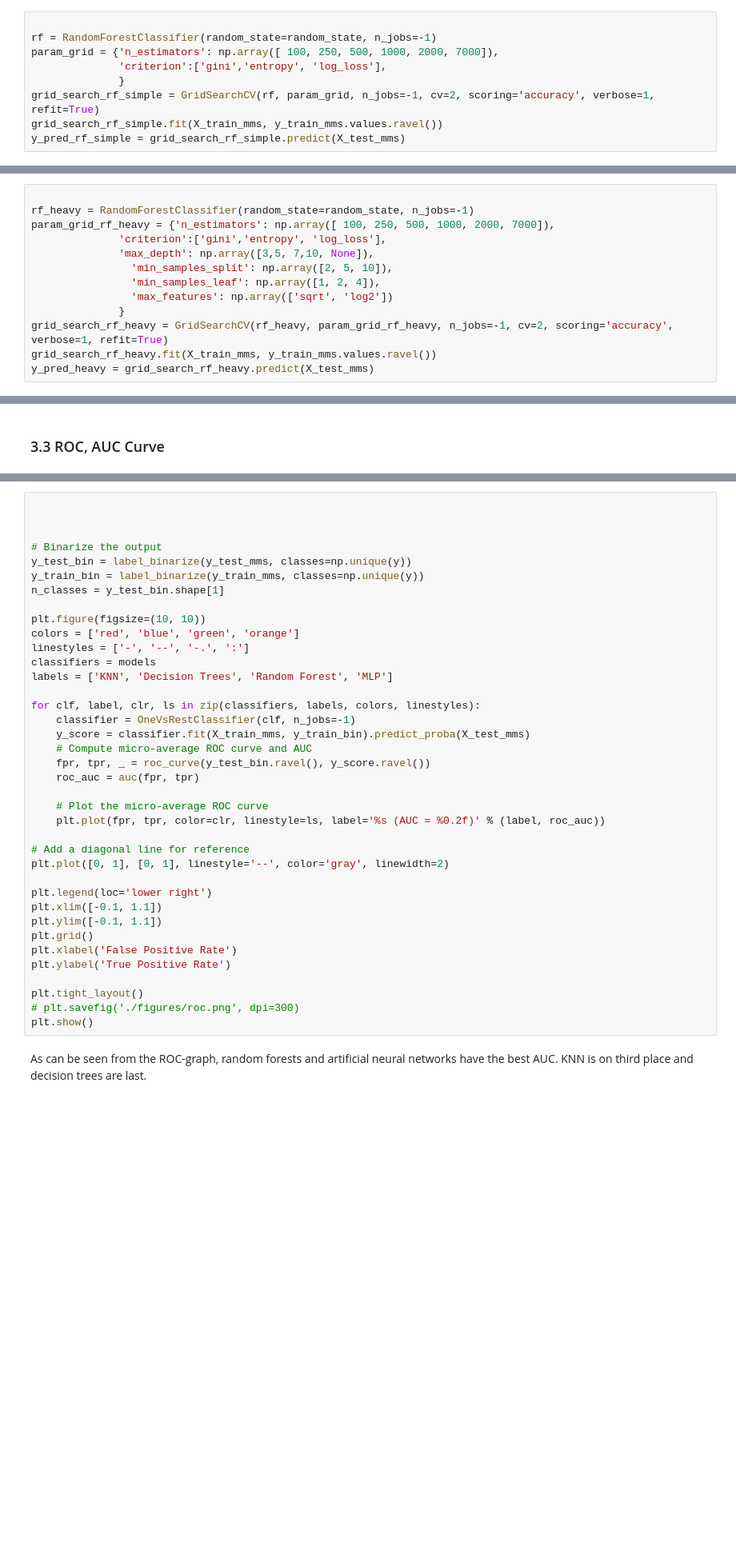
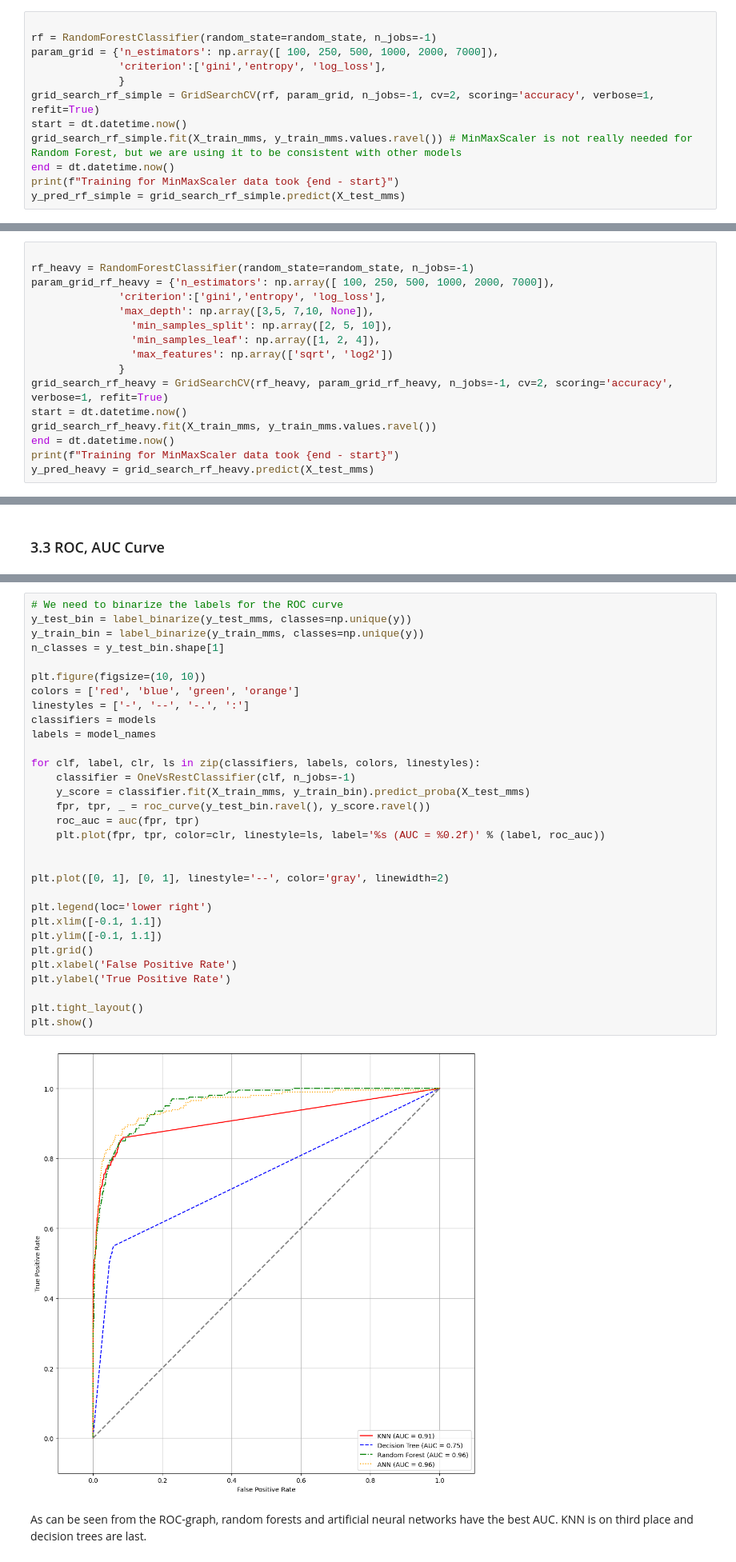
Before and after one commit to Spyri/ML_project, a Jupyter notebook: ML_project.ipynb, the cells around one changed output, grey strips where cells are left out. Shown at 80% size. Saved outputs shown, nothing was run; the diff lists cells and outputs as text; blank space fills up the shorter version.

Commit message:
refactored RF, chapter 3&4 and removed StandardScaler

```diff
--- a/ML_project.ipynb
+++ b/ML_project.ipynb
@@ -97,5 +99,8 @@ param_grid = {'n_estimators': np.array([ 100, 250, 500, 1000, 2000, 7000]),
               'criterion':['gini','entropy', 'log_loss'],
               }
 grid_search_rf_simple = GridSearchCV(rf, param_grid, n_jobs=-1, cv=2, scoring='accuracy', verbose=1, refit=True)
-grid_search_rf_simple.fit(X_train_mms, y_train_mms.values.ravel())
+start = dt.datetime.now()
+grid_search_rf_simple.fit(X_train_mms, y_train_mms.values.ravel()) # MinMaxScaler is not really needed for Random Forest, but we are using it to be consistent with other models
+end = dt.datetime.now()
+print(f"Training for MinMaxScaler data took {end - start}")
 y_pred_rf_simple = grid_search_rf_simple.predict(X_test_mms)
@@ -125,5 +133,8 @@ param_grid_rf_heavy = {'n_estimators': np.array([ 100, 250, 500, 1000, 2000, 700
                 'max_features': np.array(['sqrt', 'log2'])
               }
 grid_search_rf_heavy = GridSearchCV(rf_heavy, param_grid_rf_heavy, n_jobs=-1, cv=2, scoring='accuracy', verbose=1, refit=True)
+start = dt.datetime.now()
 grid_search_rf_heavy.fit(X_train_mms, y_train_mms.values.ravel())
+end = dt.datetime.now()
+print(f"Training for MinMaxScaler data took {end - start}")
 y_pred_heavy = grid_search_rf_heavy.predict(X_test_mms)
@@ -408,41 +442,36 @@ for model in models:
 # %%
-
-
-
-# Binarize the output
+# We need to binarize the labels for the ROC curve
 y_test_bin = label_binarize(y_test_mms, classes=np.unique(y))
 y_train_bin = label_binarize(y_train_mms, classes=np.unique(y))
 n_classes = y_test_bin.shape[1]
 
 plt.figure(figsize=(10, 10))
 colors = ['red', 'blue', 'green', 'orange']
 linestyles = ['-', '--', '-.', ':']
 classifiers = models
-labels = ['KNN', 'Decision Trees', 'Random Forest', 'MLP']
+labels = model_names
 
 for clf, label, clr, ls in zip(classifiers, labels, colors, linestyles):
     classifier = OneVsRestClassifier(clf, n_jobs=-1)
     y_score = classifier.fit(X_train_mms, y_train_bin).predict_proba(X_test_mms)
-    # Compute micro-average ROC curve and AUC
     fpr, tpr, _ = roc_curve(y_test_bin.ravel(), y_score.ravel())
     roc_auc = auc(fpr, tpr)
-
-    # Plot the micro-average ROC curve
     plt.plot(fpr, tpr, color=clr, linestyle=ls, label='%s (AUC = %0.2f)' % (label, roc_auc))
 
-# Add a diagonal line for reference
+
 plt.plot([0, 1], [0, 1], linestyle='--', color='gray', linewidth=2)
 
 plt.legend(loc='lower right')
 plt.xlim([-0.1, 1.1])
 plt.ylim([-0.1, 1.1])
 plt.grid()
 plt.xlabel('False Positive Rate')
 plt.ylabel('True Positive Rate')
 
 plt.tight_layout()
-# plt.savefig('./figures/roc.png', dpi=300)
 plt.show()
+# %% [output]
+[figure, added]
 # %% [markdown]
 As can be seen from the ROC-graph, random forests and artificial neural networks have the best AUC. KNN is on third place and decision trees are last.
 # %% [markdown]
```
Also changed, not shown: parts of 25 cells of this notebook.
